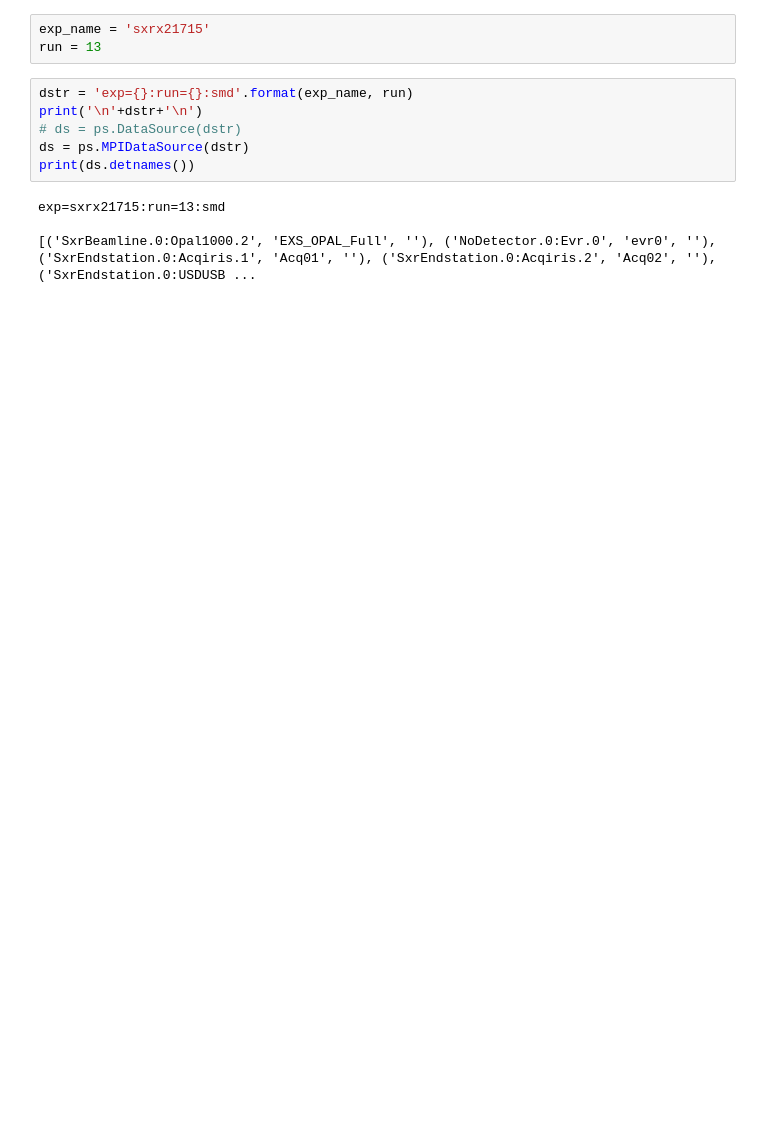
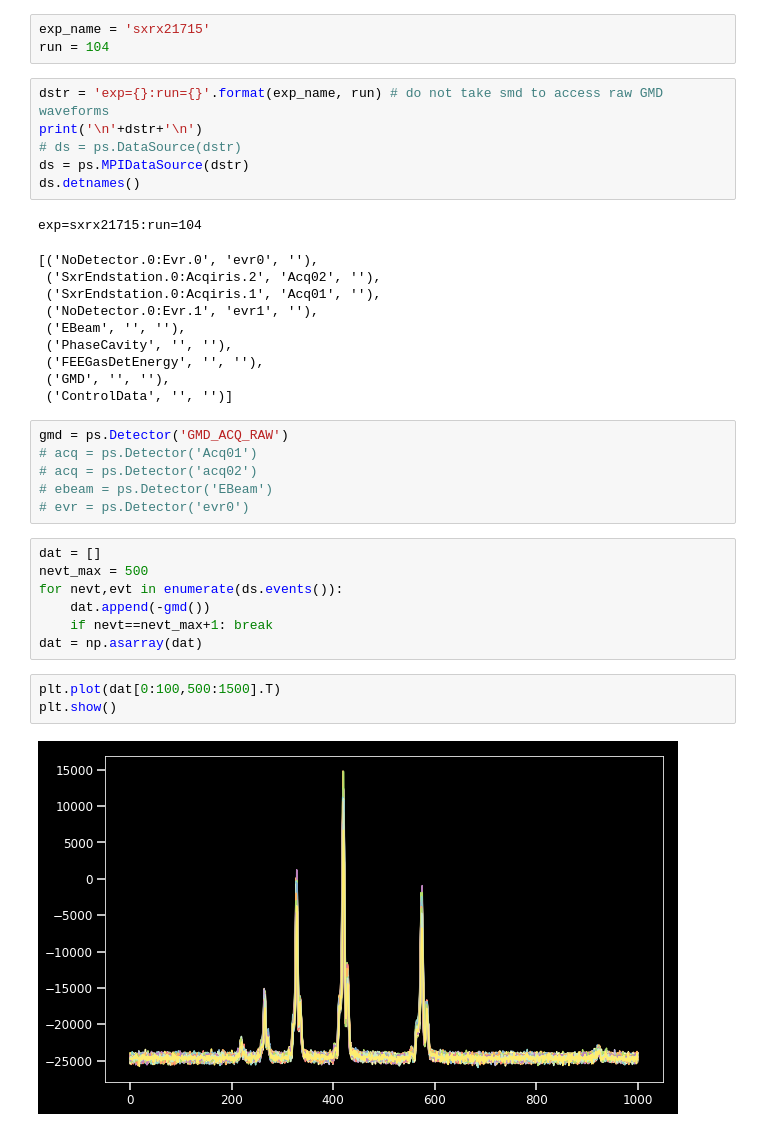
Before and after one commit to vespos/data_processing, a Jupyter notebook: waveform_analysis/GMD_tests/get_GMD_data.ipynb, the cells around one changed output. Drawn from its saved outputs; the diff is of its cells as text; blank space fills up the shorter version.

```diff
--- a/waveform_analysis/GMD_tests/get_GMD_data.ipynb
+++ b/waveform_analysis/GMD_tests/get_GMD_data.ipynb
@@ -20,14 +20,39 @@ plt.rcParams['xtick.major.width'] = width
 plt.rcParams['ytick.major.width'] = width
 # %%
 exp_name = 'sxrx21715'
-run = 13
+run = 104
 # %%
-dstr = 'exp={}:run={}:smd'.format(exp_name, run)
+dstr = 'exp={}:run={}'.format(exp_name, run) # do not take smd to access raw GMD waveforms
 print('\n'+dstr+'\n')
 # ds = ps.DataSource(dstr)
 ds = ps.MPIDataSource(dstr)
-print(ds.detnames())
+ds.detnames()
 # %% [output]
-exp=sxrx21715:run=13:smd
-
-[('SxrBeamline.0:Opal1000.2', 'EXS_OPAL_Full', ''), ('NoDetector.0:Evr.0', 'evr0', ''), ('SxrEndstation.0:Acqiris.1', 'Acq01', ''), ('SxrEndstation.0:Acqiris.2', 'Acq02', ''), ('SxrEndstation.0:USDUSB ...
+exp=sxrx21715:run=104
+[('NoDetector.0:Evr.0', 'evr0', ''),
+ ('SxrEndstation.0:Acqiris.2', 'Acq02', ''),
+ ('SxrEndstation.0:Acqiris.1', 'Acq01', ''),
+ ('NoDetector.0:Evr.1', 'evr1', ''),
+ ('EBeam', '', ''),
+ ('PhaseCavity', '', ''),
+ ('FEEGasDetEnergy', '', ''),
+ ('GMD', '', ''),
+ ('ControlData', '', '')]
+# %%
+gmd = ps.Detector('GMD_ACQ_RAW')
+# acq = ps.Detector('Acq01')
+# acq = ps.Detector('acq02')
+# ebeam = ps.Detector('EBeam')
+# evr = ps.Detector('evr0')
+# %%
+dat = []
+nevt_max = 500
+for nevt,evt in enumerate(ds.events()):
+    dat.append(-gmd())
+    if nevt==nevt_max+1: break
+dat = np.asarray(dat)
+# %%
+plt.plot(dat[0:100,500:1500].T)
+plt.show()
+# %% [output]
+[figure, added]
```
Also changed, not shown: parts of 3 cells of this notebook, 3 other files.
